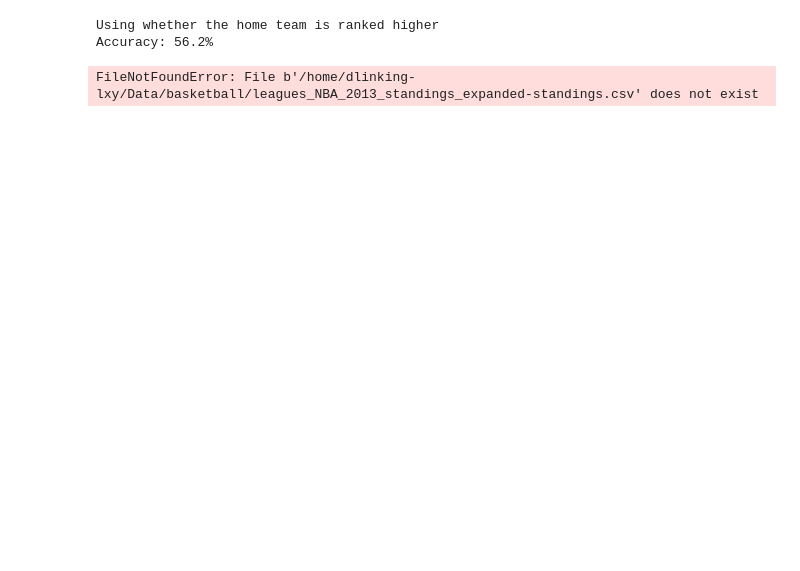
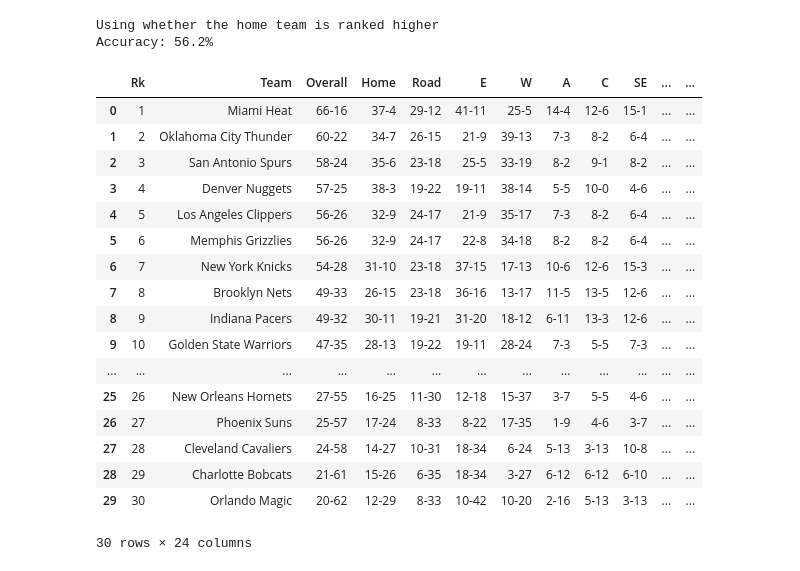
Before and after one commit to LinXueyuanStdio/PythonDataMining, a Jupyter notebook: 《Python数据挖掘入门与实践》/2.决策树预测获胜球队.ipynb, the cells around one changed output. Drawn from its saved outputs; the diff is of its cells as text; code cells hidden in the pictures; blank space fills up the shorter version.

```diff
--- a/《Python数据挖掘入门与实践》/2.决策树预测获胜球队.ipynb
+++ b/《Python数据挖掘入门与实践》/2.决策树预测获胜球队.ipynb
@@ -125,10 +133,27 @@ Accuracy: 56.2%
 # %%
 # Let's try see which team is better on the ladder. Using the previous year's ladder
 ladder_filename = os.path.join(data_folder, "leagues_NBA_2013_standings_expanded-standings.csv")
-ladder = pd.read_csv(ladder_filename, skiprows=[0,1])
+ladder = pd.read_csv(ladder_filename)
 ladder
 # %% [output]
+|  | Rk | Team | Overall | Home | Road | E | W | A | C | SE | ... | ... |
+| 0 | 1 | Miami Heat | 66-16 | 37-4 | 29-12 | 41-11 | 25-5 | 14-4 | 12-6 | 15-1 | ... | ... |
+| 1 | 2 | Oklahoma City Thunder | 60-22 | 34-7 | 26-15 | 21-9 | 39-13 | 7-3 | 8-2 | 6-4 | ... | ... |
+| 2 | 3 | San Antonio Spurs | 58-24 | 35-6 | 23-18 | 25-5 | 33-19 | 8-2 | 9-1 | 8-2 | ... | ... |
+| 3 | 4 | Denver Nuggets | 57-25 | 38-3 | 19-22 | 19-11 | 38-14 | 5-5 | 10-0 | 4-6 | ... | ... |
+| 4 | 5 | Los Angeles Clippers | 56-26 | 32-9 | 24-17 | 21-9 | 35-17 | 7-3 | 8-2 | 6-4 | ... | ... |
+| 5 | 6 | Memphis Grizzlies | 56-26 | 32-9 | 24-17 | 22-8 | 34-18 | 8-2 | 8-2 | 6-4 | ... | ... |
+| 6 | 7 | New York Knicks | 54-28 | 31-10 | 23-18 | 37-15 | 17-13 | 10-6 | 12-6 | 15-3 | ... | ... |
+| 7 | 8 | Brooklyn Nets | 49-33 | 26-15 | 23-18 | 36-16 | 13-17 | 11-5 | 13-5 | 12-6 | ... | ... |
+| 8 | 9 | Indiana Pacers | 49-32 | 30-11 | 19-21 | 31-20 | 18-12 | 6-11 | 13-3 | 12-6 | ... | ... |
+| 9 | 10 | Golden State Warriors | 47-35 | 28-13 | 19-22 | 19-11 | 28-24 | 7-3 | 5-5 | 7-3 | ... | ... |
+| ... | ... | ... | ... | ... | ... | ... | ... | ... | ... | ... | ... | ... |
+| 25 | 26 | New Orleans Hornets | 27-55 | 16-25 | 11-30 | 12-18 | 15-37 | 3-7 | 5-5 | 4-6 | ... | ... |
+| 26 | 27 | Phoenix Suns | 25-57 | 17-24 | 8-33 | 8-22 | 17-35 | 1-9 | 4-6 | 3-7 | ... | ... |
+| 27 | 28 | Cleveland Cavaliers | 24-58 | 14-27 | 10-31 | 18-34 | 6-24 | 5-13 | 3-13 | 10-8 | ... | ... |
+| 28 | 29 | Charlotte Bobcats | 21-61 | 15-26 | 6-35 | 18-34 | 3-27 | 6-12 | 6-12 | 6-10 | ... | ... |
+| 29 | 30 | Orlando Magic | 20-62 | 12-29 | 8-33 | 10-42 | 10-20 | 2-16 | 5-13 | 3-13 | ... | ... |
-FileNotFoundError: File b'/home/dlinking-lxy/Data/basketball/leagues_NBA_2013_standings_expanded-standings.csv' does not exist
+30 rows × 24 columns
 # %%
 # We can create a new feature -- HomeTeamRanksHigher\
 results["HomeTeamRanksHigher"] = 0
```
Also changed, not shown: parts of 11 cells of this notebook, 1 other file.
